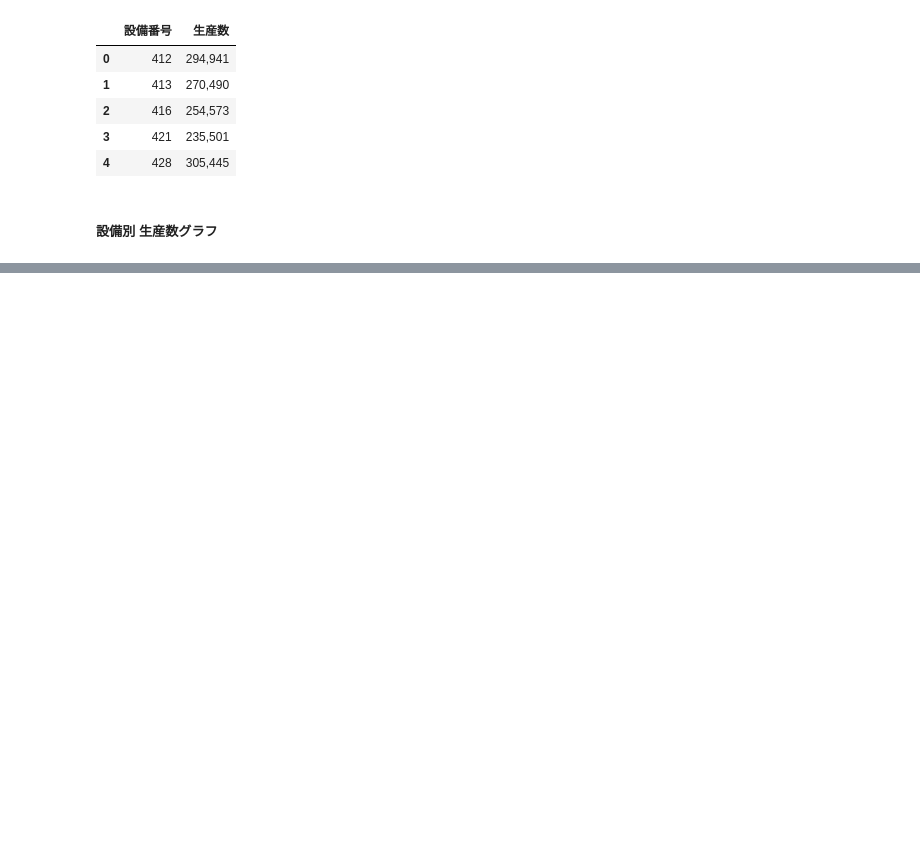
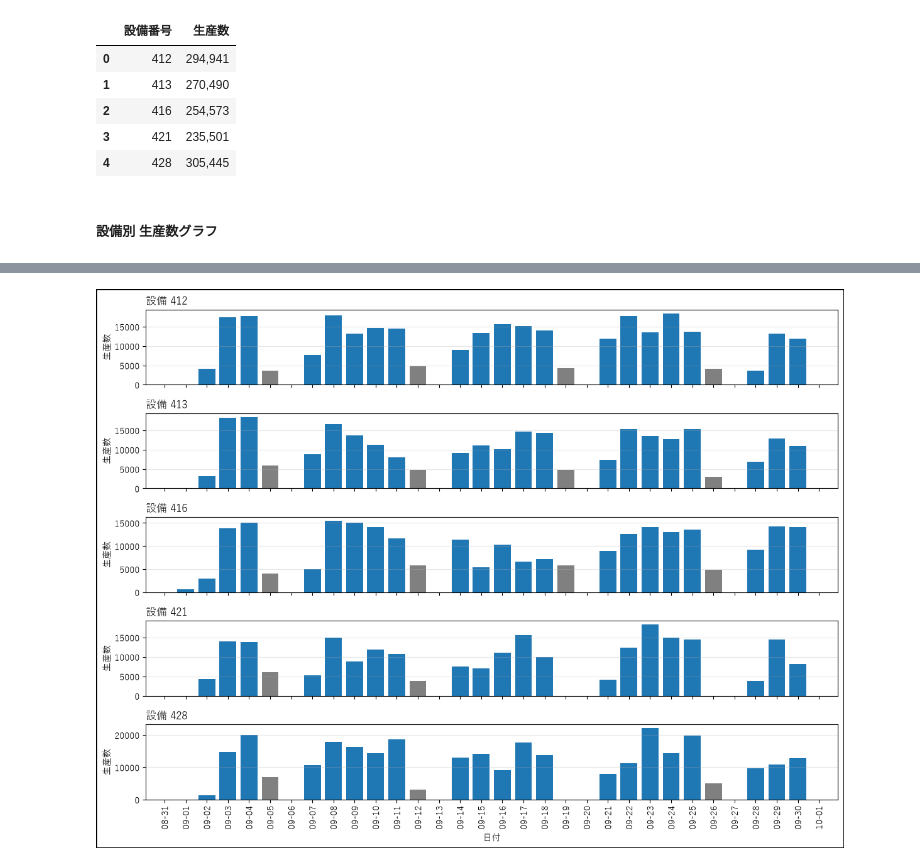
Before and after one commit to BUMZOH/create_jupyter_report, a Jupyter notebook: jupyter_report_body_inspection.ipynb, the cells around one changed output, grey strips where cells are left out. Drawn from its saved outputs; the diff is of its cells as text; code cells hidden in the pictures; blank space fills up the shorter version.

```diff
--- a/jupyter_report_body_inspection.ipynb
+++ b/jupyter_report_body_inspection.ipynb
@@ -72,0 +95,79 @@ plt.show()
+# %%
+sql = """
+SELECT
+    record_date,
+    inspection_machine_no,
+    SUM(ok_count) AS production_count
+FROM inspection_data
+WHERE record_date BETWEEN ? AND ?
+GROUP BY record_date, inspection_machine_no
+ORDER BY record_date, inspection_machine_no
+"""
+
+with sqlite3.connect(DB_PATH) as conn:
+    df_daily = pd.read_sql_query(
+        sql,
+        conn,
+        params=(START_DATE, END_DATE),
+    )
+
+# 指定期間の全日付を作成
+date_range = pd.date_range(
+    start=START_DATE,
+    end=END_DATE,
+    freq="D",
+)
+
+# 設備番号を取得
+machine_numbers = sorted(df_daily["inspection_machine_no"].unique())
+
+# グラフ作成
+fig, axes = plt.subplots(
+    len(machine_numbers),
+    1,
+    figsize=(12, 9),
+    sharex=True,
+)
+
+fig.patch.set_edgecolor("black")
+fig.patch.set_linewidth(1.0)
+
+for ax, machine_no in zip(axes, machine_numbers):
+    df_machine = df_daily[
+        df_daily["inspection_machine_no"] == machine_no
+    ].copy()
+
+    df_machine["record_date"] = pd.to_datetime(
+        df_machine["record_date"]
+    )
+
+    df_machine = (
+        df_machine.set_index("record_date")
+        .reindex(date_range, fill_value=0)
+    )
+
+    colors = [
+        "gray" if date.weekday() >= 5 else "tab:blue"
+        for date in df_machine.index
+    ]
+
+    ax.bar(
+        df_machine.index,
+        df_machine["production_count"],
+        color=colors,
+    )
+
+    ax.set_title(f"設備 {machine_no}", loc="left")
+    ax.set_ylabel("生産数")
+    ax.grid(axis="y", alpha=0.3)
+
+axes[-1].set_xlabel("日付")
+axes[-1].xaxis.set_major_locator(mdates.DayLocator(interval=1))
+axes[-1].xaxis.set_major_formatter(mdates.DateFormatter("%m-%d"))
+axes[-1].tick_params(axis="x", labelrotation=90)
+
+fig.tight_layout()
+
+plt.show()
+# %% [output]
+[figure, added]
```
Also changed, not shown: parts of 13 cells of this notebook, 2 other files.
